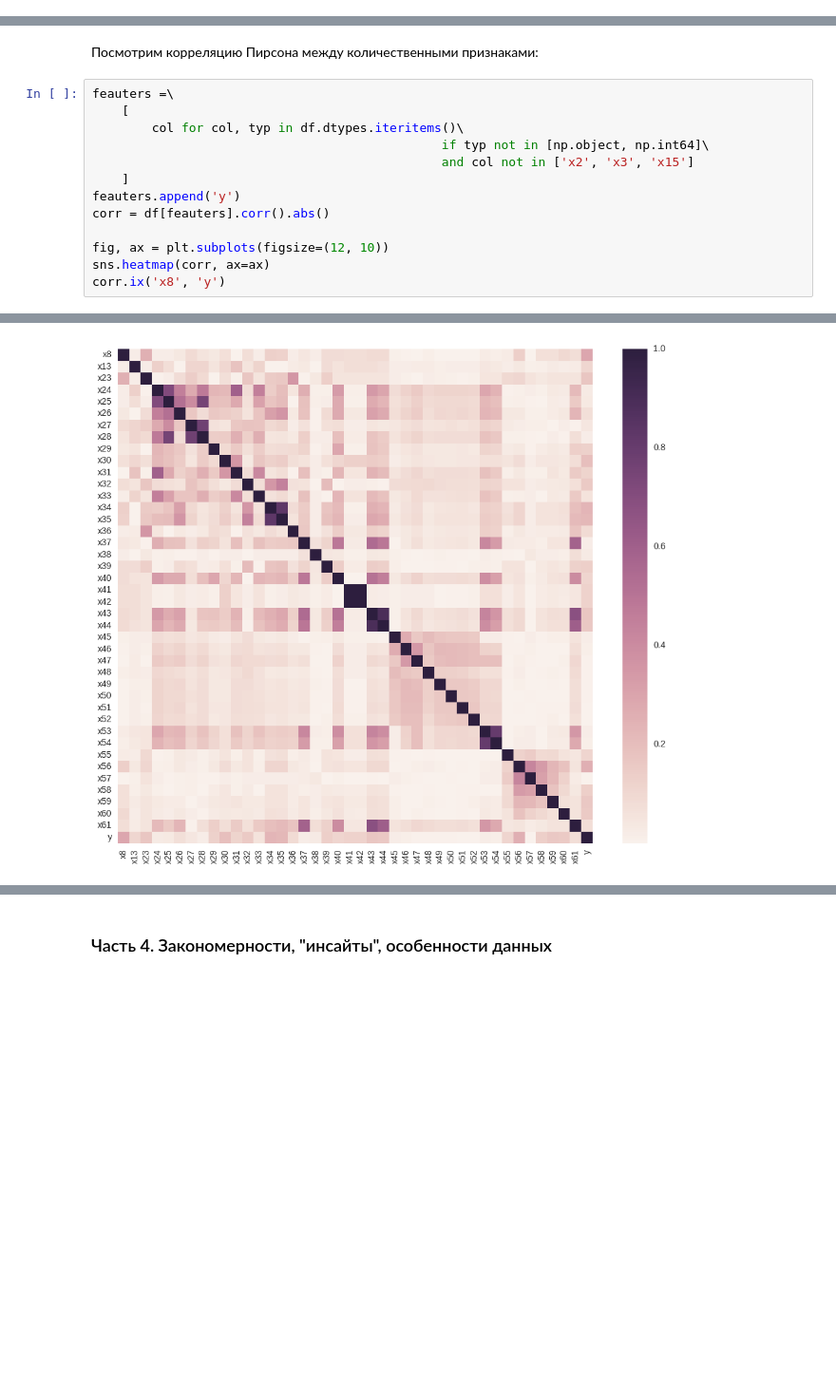
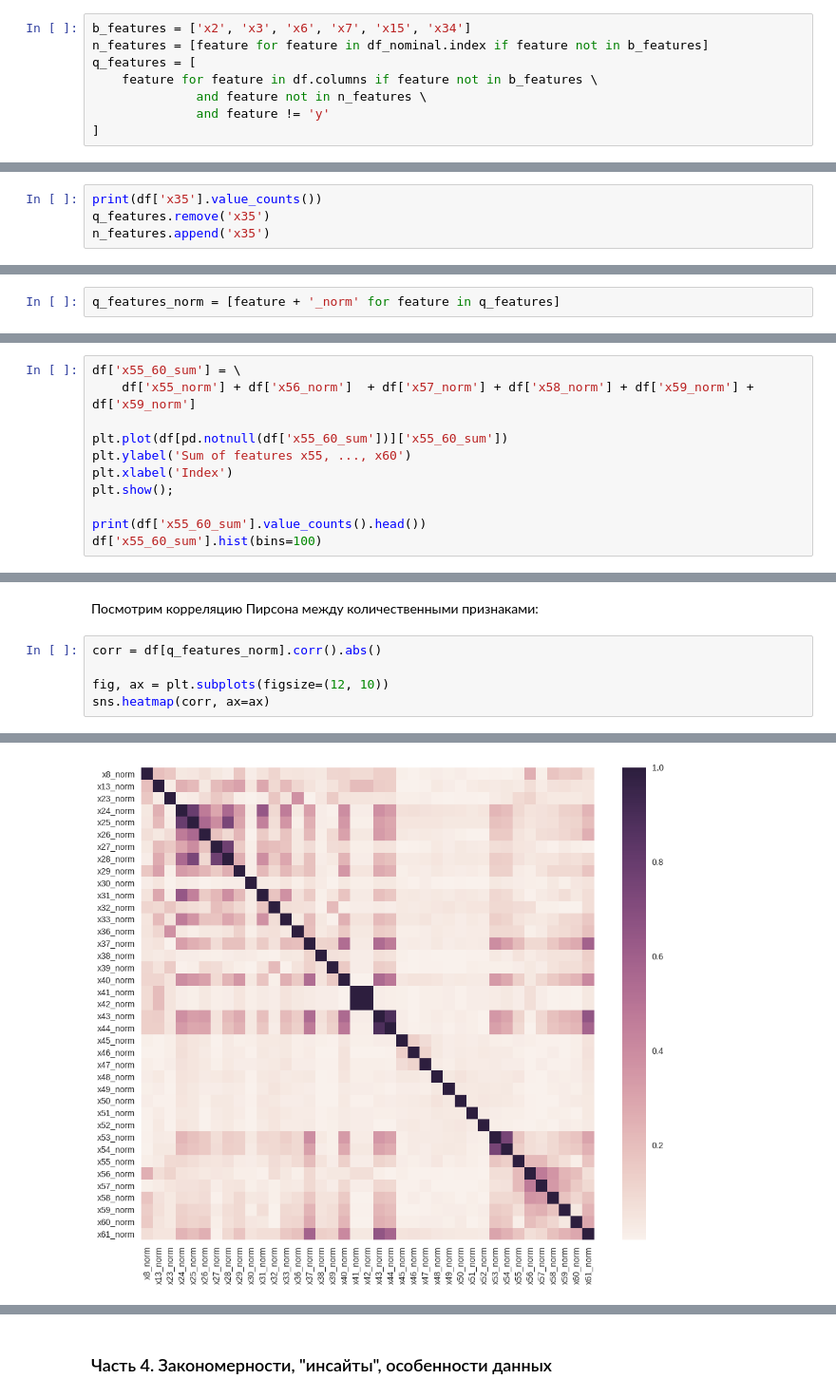
Before and after one commit to adima/hse, a Jupyter notebook: module2_ML/jupyter_notebooks/project_beeline/project_part1_Anvar_Kiekbaev.ipynb, the cells around one changed output, grey strips where cells are left out. Shown at 95% size. Saved outputs shown, nothing was run; the diff lists cells and outputs as text; blank space fills up the shorter version.

```diff
--- a/module2_ML/jupyter_notebooks/project_beeline/project_part1_Anvar_Kiekbaev.ipynb
+++ b/module2_ML/jupyter_notebooks/project_beeline/project_part1_Anvar_Kiekbaev.ipynb
@@ -183,3 +189,11 @@ Name: x15, dtype: int64
+# %%
+b_features = ['x2', 'x3', 'x6', 'x7', 'x15', 'x34']
+n_features = [feature for feature in df_nominal.index if feature not in b_features]
+q_features = [
+    feature for feature in df.columns if feature not in b_features \
+              and feature not in n_features \
+              and feature != 'y'
+]
 # %% [markdown]
 ###  Часть 3. Первичный визуальный анализ признаков
 # %% [markdown]
@@ -201,0 +236,4 @@ Name: y, dtype: int64
+# %%
+print(df['x35'].value_counts())
+q_features.remove('x35')
+n_features.append('x35')
@@ -201,0 +291,2 @@ Name: y, dtype: int64
+# %%
+q_features_norm = [feature + '_norm' for feature in q_features]
@@ -201,0 +315,11 @@ Name: y, dtype: int64
+# %%
+df['x55_60_sum'] = \
+    df['x55_norm'] + df['x56_norm']  + df['x57_norm'] + df['x58_norm'] + df['x59_norm'] + df['x59_norm']
+
+plt.plot(df[pd.notnull(df['x55_60_sum'])]['x55_60_sum'])
+plt.ylabel('Sum of features x55, ..., x60')
+plt.xlabel('Index')
+plt.show();
+
+print(df['x55_60_sum'].value_counts().head())
+df['x55_60_sum'].hist(bins=100)
@@ -202,16 +338,8 @@ Name: y, dtype: int64
 # %% [markdown]
 Посмотрим корреляцию Пирсона между количественными признаками:
 # %%
-feauters =\
-    [
-        col for col, typ in df.dtypes.iteritems()\
-                                               if typ not in [np.object, np.int64]\
-                                               and col not in ['x2', 'x3', 'x15']
-    ]
-feauters.append('y')
-corr = df[feauters].corr().abs()
+corr = df[q_features_norm].corr().abs()
 
 fig, ax = plt.subplots(figsize=(12, 10))
 sns.heatmap(corr, ax=ax)
-corr.ix('x8', 'y')
 # %% [output]
@@ -219 +347 @@ TypeError: __call__() takes from 1 to 2 positional arguments but 3 were given
-[figure, old version]
+[figure, new version]
```
Also changed, not shown: parts of 31 cells of this notebook, 3 other files.
